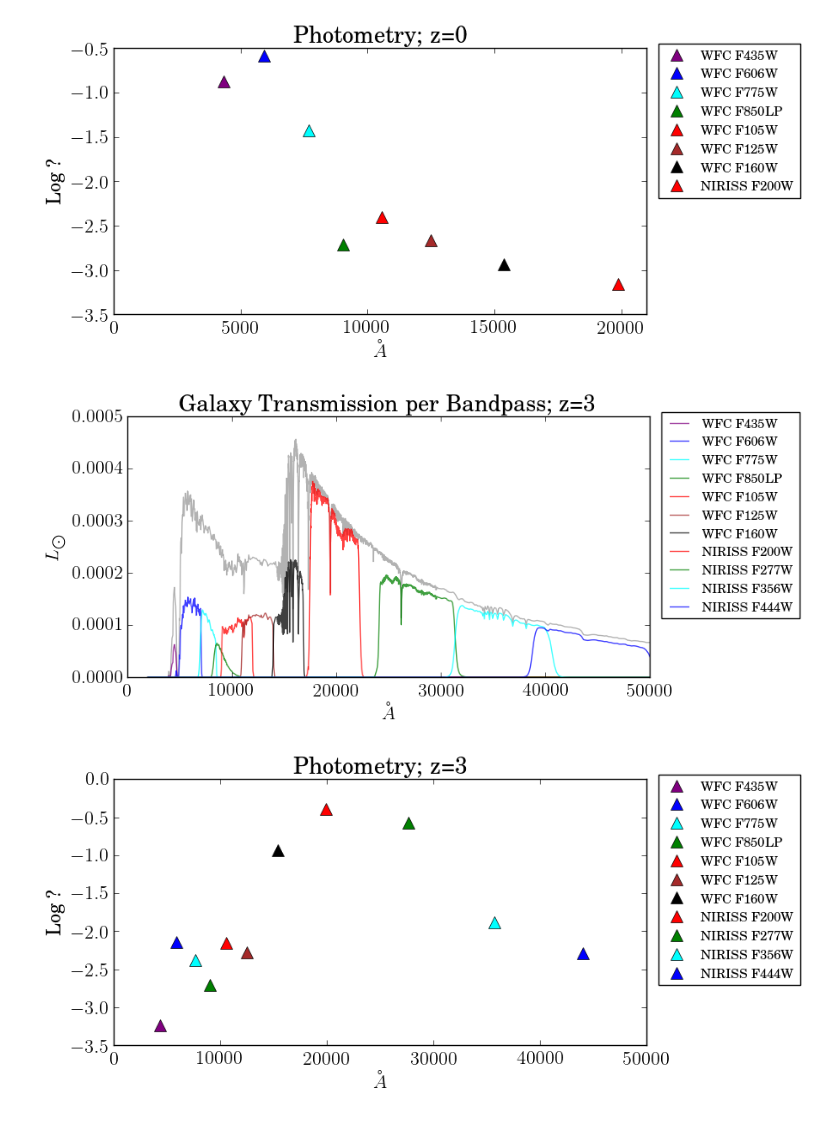
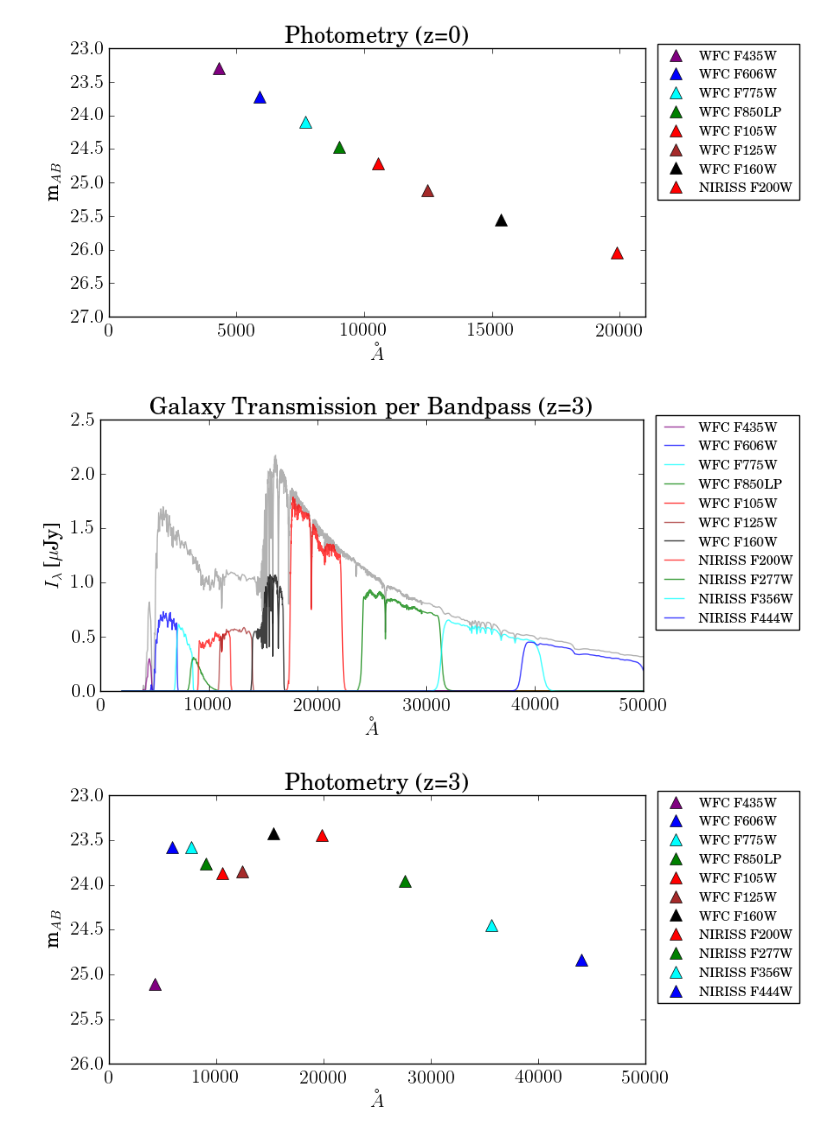
Before and after one commit to goyarzun/RadiationProject, a Jupyter notebook: The_Last_SED-i.ipynb, the cells around one changed output. Cells and saved outputs as stored; diff of their text form; code cells hidden in the pictures.

Commit message:
Fixing spectra units + photometry

```diff
--- a/The_Last_SED-i.ipynb
+++ b/The_Last_SED-i.ipynb
@@ -117,14 +130,26 @@ for flt_name in hst_filters:
 # %%
 z0_bandpass_flux = {}
 z3_bandpass_flux = {}
+filter_funcs = {}
 
-for flt_name in hst_filters:
+for flt_name in telescope_filters:
     # Interpolate filter function to the size of the spectra input array
-    filter_func = interpolate.interp1d(hst_filters[flt_name].wavelength, hst_filters[flt_name].transmittance)
+    filter_func = interpolate.interp1d(telescope_filters[flt_name].wavelength,
+                                       telescope_filters[flt_name].transmittance)
+    filter_funcs[flt_name] = filter_func
 
     # Scale real flux by filter response
     z0_bandpass_flux[flt_name] = filter_func(z0_wave)*useSpec
     z3_bandpass_flux[flt_name] = filter_func(z3_wave)*useSpec
+# %%
+def getBandpassABMag(flux_in_microjansky, transmission_func, wave):
+    if (flux_in_microjansky == 0.0):
+        return float('NaN')
+
+    top = np.sum(flux_in_microjansky/1e+6)
+    bottom = np.sum(3631.0*transmission_func(wave))
+
+    return -(5./2.)*np.log10(top/bottom)
 # %%
 fig = plt.figure(figsize=(8, 4))
 
@@ -133,30 +158,33 @@ plt.plot(z0_wave,useSpec,color='k',alpha=0.3)
 
 phot_pts = []
 # Overplot flux through each bandpass
-for i,flt_name in enumerate(hst_filters):
+for i,flt_name in enumerate(telescope_filters):
     # Don't know if this is working... but I think it might be the general idea.
     pt = np.sum(z0_bandpass_flux[flt_name])
-    phot_pts.append(pt)
+    phot_pts.append(getBandpassABMag(pt,filter_funcs[flt_name], z0_wave))
 
-    if pt > 0.0:
+    if not np.isnan(pt):
         plt.plot(z0_wave,z0_bandpass_flux[flt_name],color=colors[i],label=flt_name,alpha=0.75)
 
-plt.title("Galaxy Transmission per Bandpass; z=0")
+plt.title("Galaxy Transmission per Bandpass (z=0)")
 plt.xlabel(r"$\AA$")
-plt.ylabel(r"$L_{\bigodot}$")
+plt.ylabel(r"$I_{\lambda}$  [$\mu$Jy]")
 plt.legend(bbox_to_anchor=(1.01, 1.04),loc=2,fontsize=11)
 plt.xlim([0,21000])
 plt.show()
 
 fig = plt.figure(figsize=(8, 4))
-for i,flt_name in enumerate(hst_filters):
-    if phot_pts[i] > 0.0:
-        plt.plot(pivot_wavelengths[i],np.log10(phot_pts[i]),'^',markersize=10,color=colors[i], label=flt_name)
-plt.title("Photometry; z=0")
+for i,flt_name in enumerate(telescope_filters):
+    if not np.isnan(phot_pts[i]):
+        plt.plot(pivot_wavelengths[i],phot_pts[i],'^',markersize=10,color=colors[i], label=flt_name)
+
+plt.title("Photometry (z=0)")
 plt.xlabel(r"$\AA$")
-plt.ylabel(r"Log ?")
+plt.ylabel(r"m_{AB}")
 plt.xlim([0,21000])
+plt.ylim([23,27])
 plt.legend(bbox_to_anchor=(1.01, 1.04),loc=2,fontsize=11,numpoints=1)
+plt.gca().invert_yaxis()
 plt.show()
 
 
@@ -169,27 +197,32 @@ plt.plot(z3_wave,useSpec,color='k',alpha=0.3)
 
 phot_pts = []
 # Overplot flux through each bandpass
-for i,flt_name in enumerate(hst_filters):
+for i,flt_name in enumerate(telescope_filters):
     plt.plot(z3_wave,z3_bandpass_flux[flt_name],color=colors[i],label=flt_name,alpha=0.75)
 
     # Don't know if this is working... but I think it might be the general idea.
     pt = np.sum(z3_bandpass_flux[flt_name])
-    phot_pts.append(pt)
+    phot_pts.append(getBandpassABMag(pt,filter_funcs[flt_name], z3_wave))
 
-plt.title("Galaxy Transmission per Bandpass; z=3")
+plt.title("Galaxy Transmission per Bandpass (z=3)")
 plt.xlabel(r"$\AA$")
-plt.ylabel(r"$L_{\bigodot}$")
+plt.ylabel(r"$I_{\lambda}$  [$\mu$Jy]")
 plt.legend(bbox_to_anchor=(1.01, 1.04),loc=2,fontsize=11)
 plt.xlim([0,50000])
 plt.show()
 
 fig = plt.figure(figsize=(8, 4))
-for i,flt_name in enumerate(hst_filters):
-    plt.plot(pivot_wavelengths[i],np.log10(phot_pts[i]),'^',markersize=10,color=colors[i], label=flt_name)
-plt.title("Photometry; z=3")
+
+for i,flt_name in enumerate(telescope_filters):
+    if not np.isnan(phot_pts[i]):
+        plt.plot(pivot_wavelengths[i],phot_pts[i],'^',markersize=10,color=colors[i], label=flt_name)
+
+        plt.title("Photometry (z=3)")
 plt.xlabel(r"$\AA$")
-plt.ylabel(r"Log ?")
+plt.ylabel(r"m_{AB}")
 plt.xlim([0,50000])
+plt.ylim([23,26])
+plt.gca().invert_yaxis()
 plt.legend(bbox_to_anchor=(1.01, 1.04),loc=2,fontsize=11,numpoints=1)
 plt.show()
 # %% [output]
@@ -197,3 +230,3 @@ plt.show()
-[figure, old version]
+[figure, new version]
-[figure, old version]
+[figure, new version]
-[figure, old version]
+[figure, new version]
```
Also changed, not shown: parts of 8 cells of this notebook, 11 other files.
